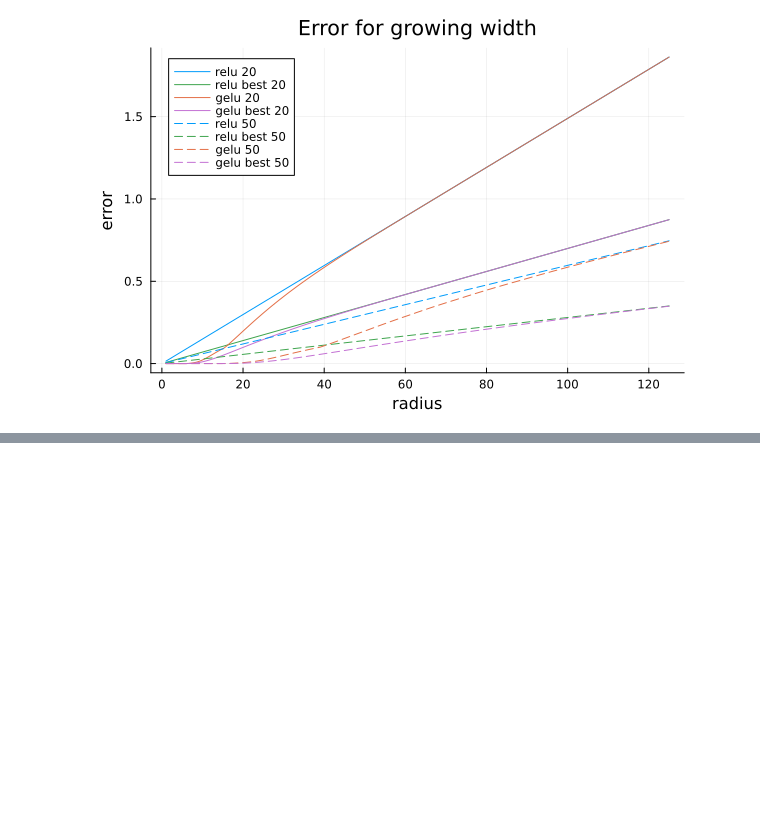
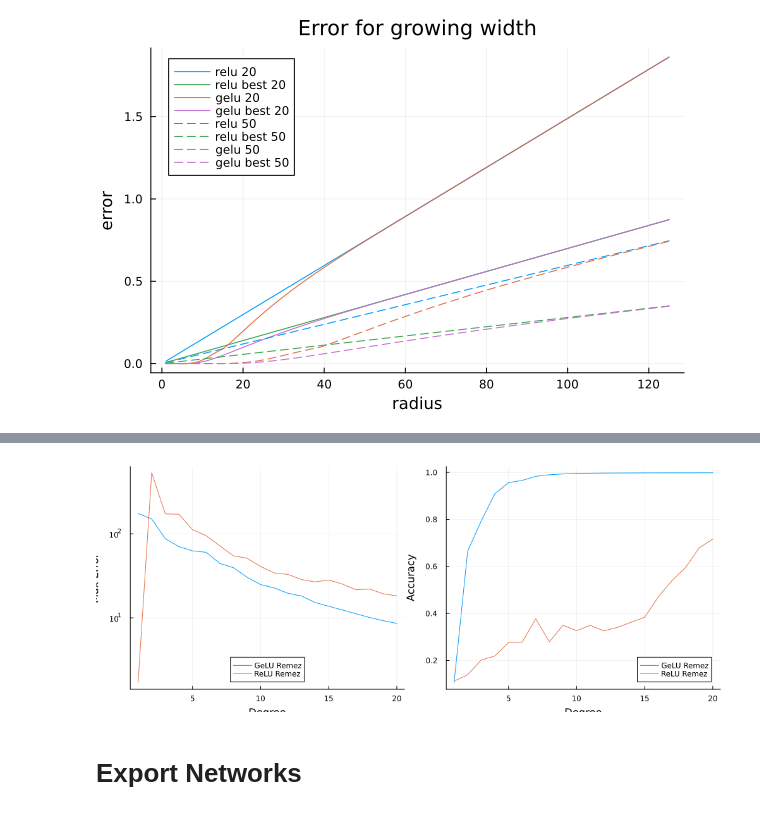
Before and after one commit to phK3/VeryDiffPolyExperiments, a Jupyter notebook: simple_nns/generate_nns_gelu_remez.ipynb, the cells around one changed output, grey strips where cells are left out. Drawn from its saved outputs; the diff is of its cells as text; code cells hidden in the pictures; blank space fills up the shorter version.

```diff
--- a/simple_nns/generate_nns_gelu_remez.ipynb
+++ b/simple_nns/generate_nns_gelu_remez.ipynb
@@ -620,0 +750,4 @@ p1
+# %%
+onnx_model = load_onnx_model("../networks/mnist/mnist_gelu_256x4.onnx")
+nn_gelu = to_layered_model(onnx_model);
+max_errs_gelu_remez, maes_gelu_remez, mses_gelu_remez, accs_gelu_remez = compute_approximation_stats(nn_gelu, degrees; max_polys_per_layer=1, max_iter=20, verbosity=0, sampling=true)
@@ -620,0 +779,4 @@ p1
+# %%
+onnx_model = load_onnx_model("../networks/mnist/mnist-net_256x4.onnx")
+nn_relu = to_layered_model(onnx_model);
+max_errs_relu_remez, maes_relu_remez, mses_relu_remez, accs_relu_remez = compute_approximation_stats(nn_relu, degrees; max_polys_per_layer=1, max_iter=20, verbosity=0, sampling=true)
@@ -620,0 +826,12 @@ p1
+# %%
+p_max_err = plot(degrees, max_errs_gelu_remez, label="GeLU Remez", xlabel="Degree", ylabel="Max Error", yscale=:log10, legend=:bottom)
+plot!(degrees, max_errs_relu_remez, label="ReLU Remez")
+
+p_acc = plot(degrees, accs_gelu_remez, label="GeLU Remez", xlabel="Degree", ylabel="Accuracy")
+plot!(degrees, accs_relu_remez, label="ReLU Remez")
+
+plot(p_max_err, p_acc, size=(1000, 400))
+# %% [output]
+[figure, added]
+# %% [markdown]
+# Export Networks
```
Also changed, not shown: parts of 20 cells of this notebook.
